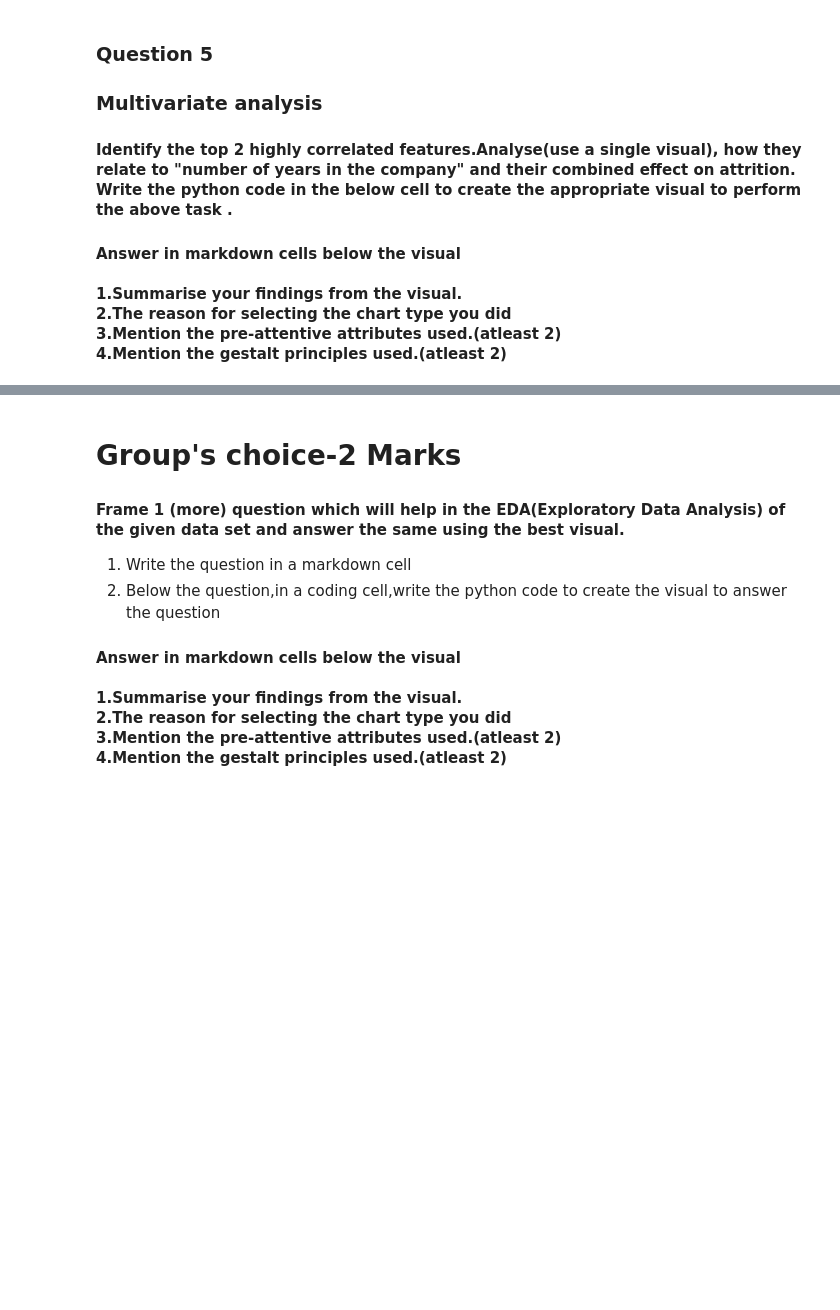
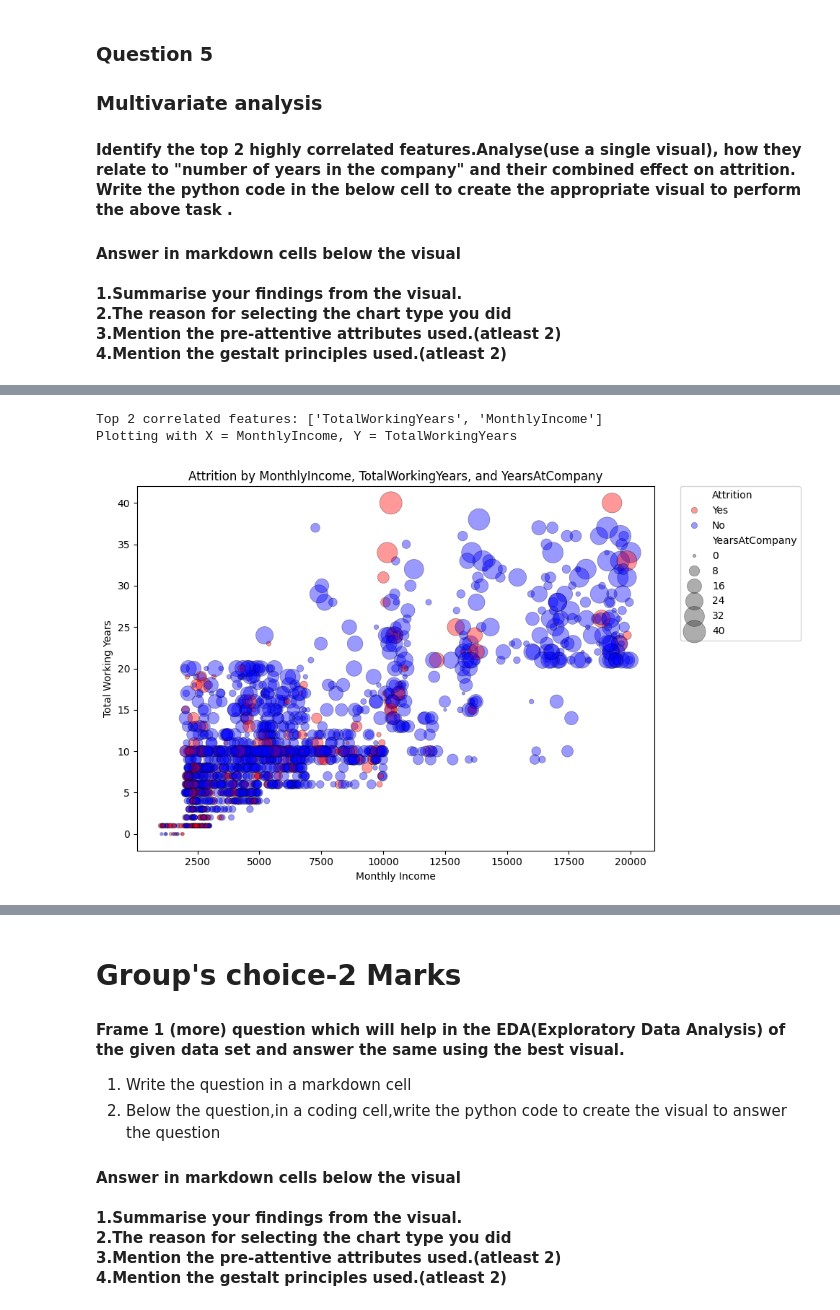
Before and after one commit to mudu89/DVI_Assignment2_PS8, a Jupyter notebook: dvi-a2-ps8-wb.ipynb, the cells around one changed output, grey strips where cells are left out. Drawn from its saved outputs; the diff is of its cells as text; code cells hidden in the pictures; blank space fills up the shorter version.

Commit message:
Final copy

```diff
--- a/dvi-a2-ps8-wb.ipynb
+++ b/dvi-a2-ps8-wb.ipynb
@@ -259,10 +240,12 @@ Write the python code in the below cell to create the appropriate visual to perf
 bins = [20, 30, 40, 50, 60, 70]
 labels = ['20-29', '30-39', '40-49', '50-59', '60+']
 
-df_cleaned['AgeGroup'] = pd.cut(df_cleaned['Age'], bins=bins, labels=labels, right=False)
+df_cleaned_copy = df_cleaned.copy()
+
+df_cleaned_copy['AgeGroup'] = pd.cut(df_cleaned_copy['Age'], bins=bins, labels=labels, right=False)
 
 # Calculate attrition rate by age group
-attrition_by_age = df_cleaned.groupby('AgeGroup')['Attrition'].apply(lambda x: (x=="Yes").mean())
+attrition_by_age = df_cleaned_copy.groupby('AgeGroup', observed=False)['Attrition'].apply(lambda x: (x=="Yes").mean())
 
 # Plot distribution
 plt.figure(figsize=(8,6))
@@ -672,0 +425,50 @@ Proximity (points close together show natural clusters).
+# %%
+# --- Step 1: Check correlation with YearsAtCompany ---
+corr_matrix = df_cleaned.corr(numeric_only=True)
+
+corr_pairs = (
+    corr_matrix.where(~np.eye(corr_matrix.shape[0], dtype=bool))
+    .stack()
+    .sort_values(ascending=False)
+)
+
+top_features = list(corr_pairs.index[0])  # tuple of the 2 most correlated features
+
+# Force axes: x = MonthlyIncome, y = TotalWorkingYears
+if "MonthlyIncome" in top_features and "TotalWorkingYears" in top_features:
+    x_feat, y_feat = "MonthlyIncome", "TotalWorkingYears"
+else:
+    x_feat, y_feat = top_features  # fallback if dataset changes
+
+print("Top 2 correlated features:", top_features)
+print(f"Plotting with X = {x_feat}, Y = {y_feat}")
+
+# Scatter plot with bubble sizes
+palette = {"Yes": "red", "No": "blue"}
+
+plt.figure(figsize=(10,6))
+scatter =sns.scatterplot(
+    data=df_cleaned,
+    x=x_feat,      # X-axis now MonthlyIncome
+    y=y_feat,  # Y-axis now TotalWorkingYears
+    hue="Attrition",
+    size="YearsAtCompany",
+    sizes=(10, 500),   # adjust bubble sizes
+    alpha=0.4,
+    palette=palette,
+    edgecolor="black",
+    linewidth=0.5
+)
+
+
+# --- Step 5: Labels ---
+plt.title("Attrition by MonthlyIncome, TotalWorkingYears, and YearsAtCompany")
+plt.xlabel("Monthly Income")
+plt.ylabel("Total Working Years")
+plt.legend(bbox_to_anchor=(1.05, 1), loc=2, borderaxespad=0)
+plt.tight_layout()
+plt.show()
+# %% [output]
+Top 2 correlated features: ['TotalWorkingYears', 'MonthlyIncome']
+Plotting with X = MonthlyIncome, Y = TotalWorkingYears
+[figure, added]
```
Also changed, not shown: parts of 13 cells of this notebook.
